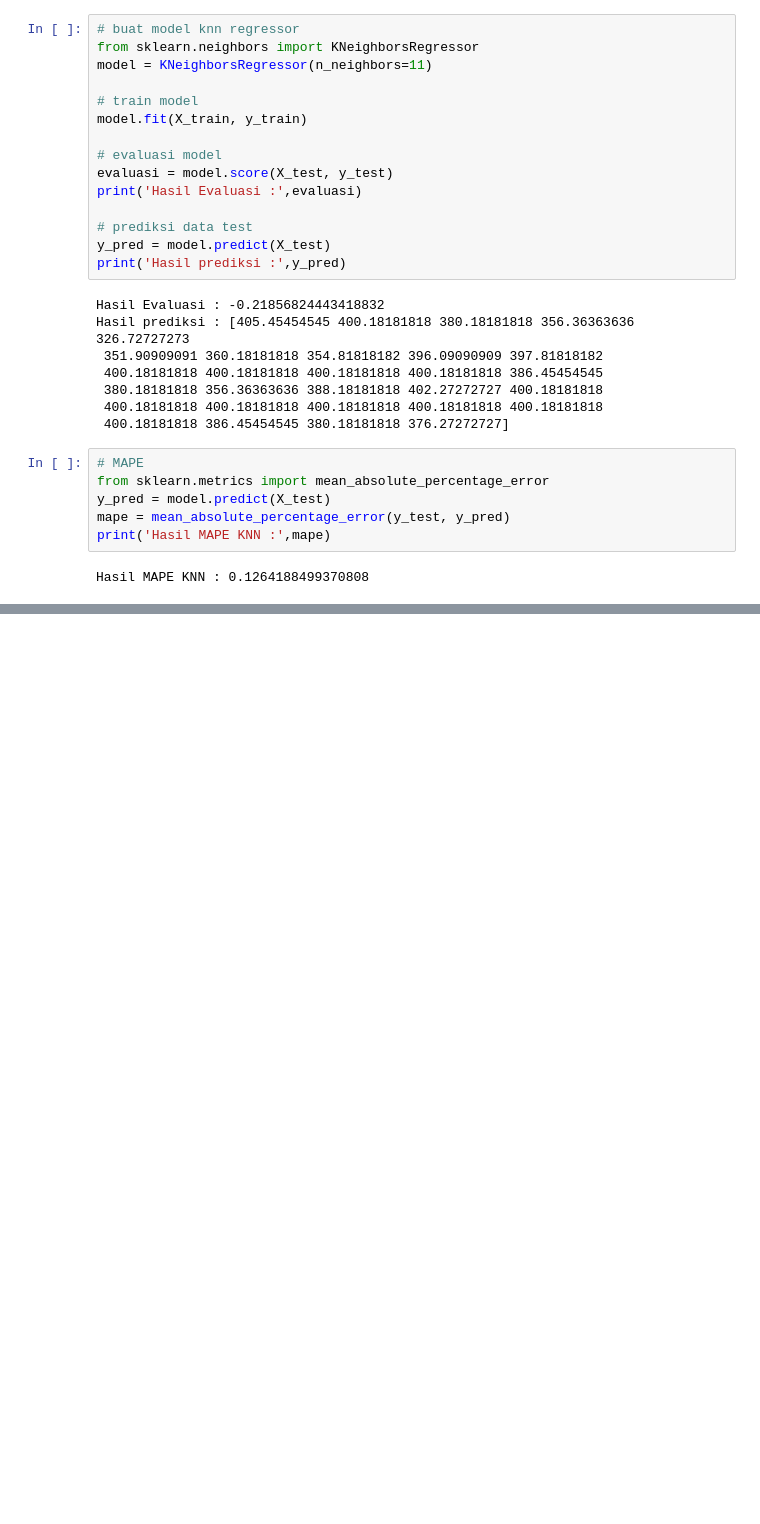
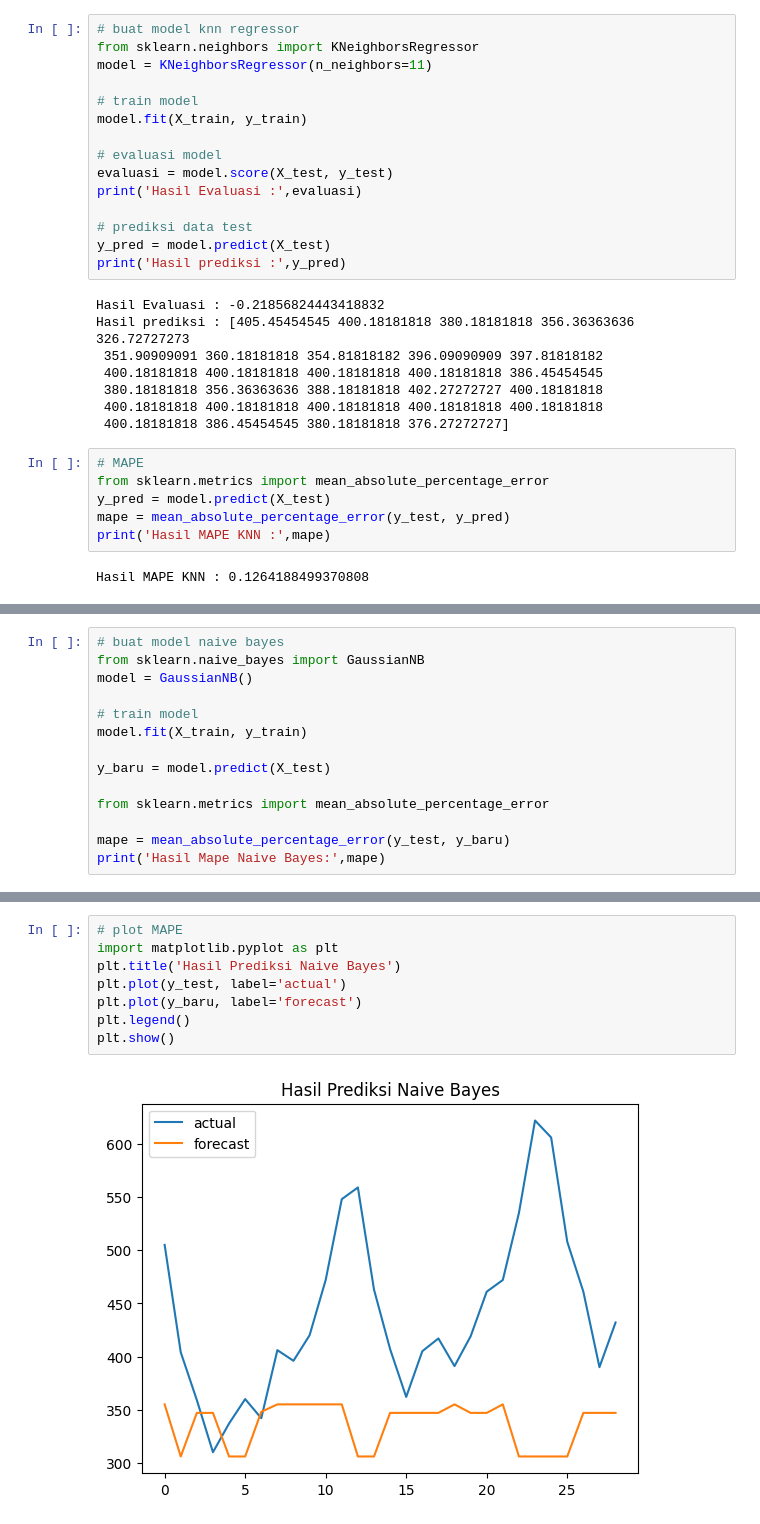
Before and after one commit to errjak/kelompokpro, a Jupyter notebook: peramalan.ipynb, the cells around one changed output, grey strips where cells are left out. Saved outputs shown, nothing was run; the diff lists cells and outputs as text; blank space fills up the shorter version.

```diff
--- a/peramalan.ipynb
+++ b/peramalan.ipynb
@@ -213,0 +212,14 @@ plt.show()
+# %%
+# buat model naive bayes
+from sklearn.naive_bayes import GaussianNB
+model = GaussianNB()
+
+# train model
+model.fit(X_train, y_train)
+
+y_baru = model.predict(X_test)
+
+from sklearn.metrics import mean_absolute_percentage_error
+
+mape = mean_absolute_percentage_error(y_test, y_baru)
+print('Hasil Mape Naive Bayes:',mape)
@@ -213,0 +236,10 @@ plt.show()
+# %%
+# plot MAPE
+import matplotlib.pyplot as plt
+plt.title('Hasil Prediksi Naive Bayes')
+plt.plot(y_test, label='actual')
+plt.plot(y_baru, label='forecast')
+plt.legend()
+plt.show()
+# %% [output]
+[figure, added]
```
Also changed, not shown: parts of 10 cells of this notebook.
